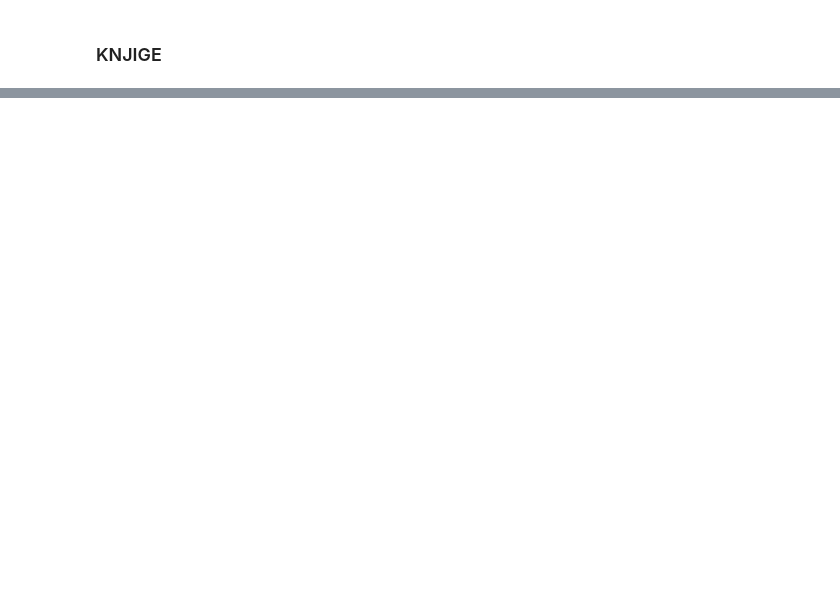
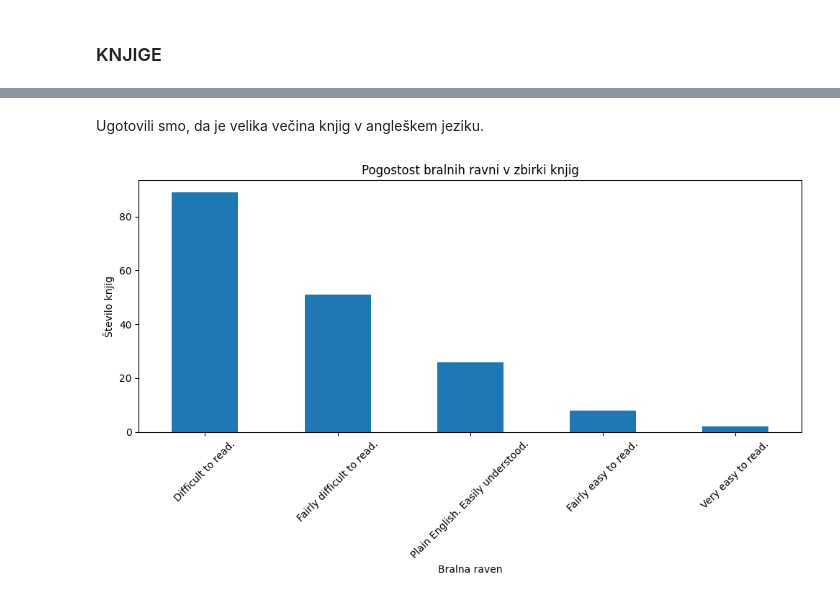
Before and after one commit to kajzrca/UVP-projekt, a Jupyter notebook: KNJIGE.ipynb, the cells around one changed output, grey strips where cells are left out. Saved outputs shown, nothing was run; the diff lists cells and outputs as text; code cells hidden in the pictures; blank space fills up the shorter version.

```diff
--- a/KNJIGE.ipynb
+++ b/KNJIGE.ipynb
@@ -50,0 +67,15 @@ podatki[['author', 'release_date', 'reading_level']]
+# %% [markdown]
+Ugotovili smo, da je velika večina knjig v angleškem jeziku.
+# %%
+# pogostost bralnih ravni
+ravni = podatki["reading_level"].value_counts()
+plt.figure(figsize=(10,6))
+ravni.plot(kind="bar")
+plt.title("Pogostost bralnih ravni v zbirki knjig")
+plt.xlabel("Bralna raven")
+plt.ylabel("Število knjig")
+plt.xticks(rotation=45)
+plt.tight_layout()
+plt.show()
+# %% [output]
+[figure, added]
```
Also changed, not shown: parts of 6 cells of this notebook.
